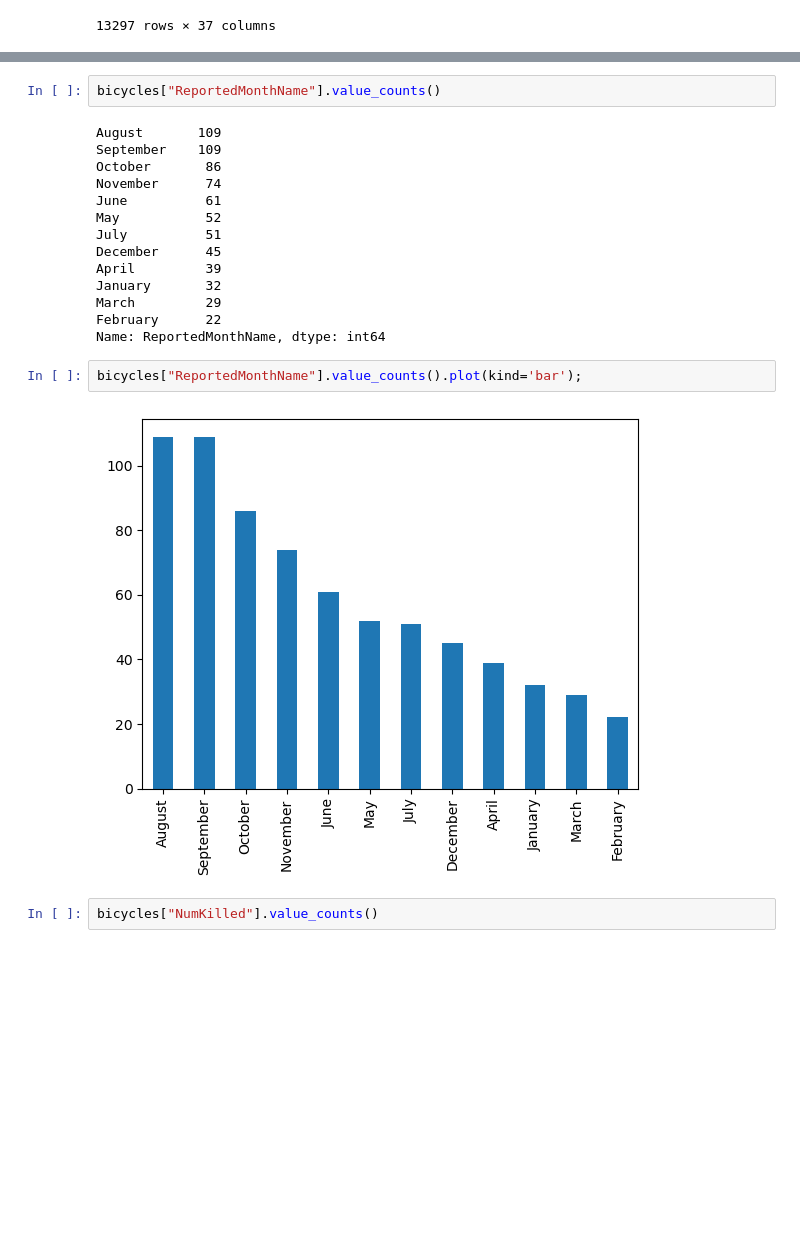
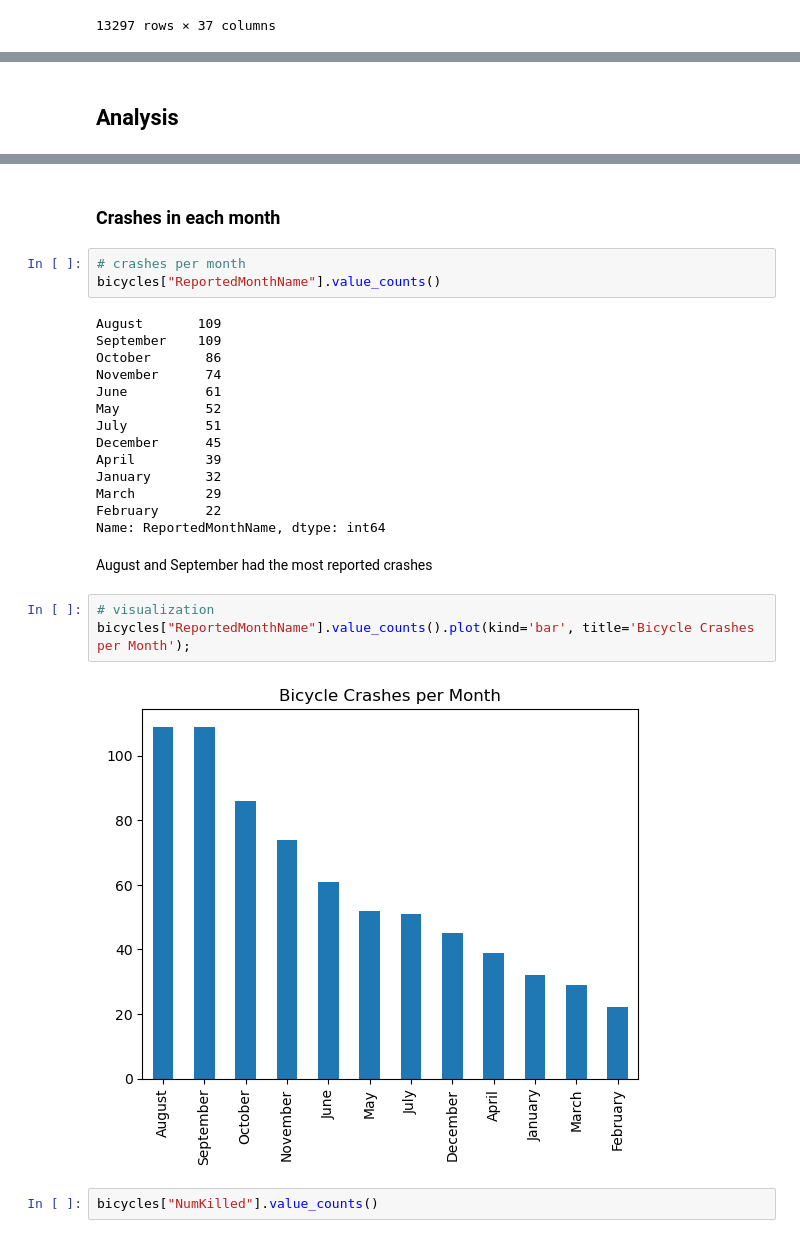
Before and after one commit to lalynjay/boulder_crahes, a Jupyter notebook: notebook.ipynb, the cells around one changed output, grey strips where cells are left out. Cells and saved outputs as stored; diff of their text form; blank space fills up the shorter version.

```diff
--- a/notebook.ipynb
+++ b/notebook.ipynb
@@ -182,3 +152,5 @@ memory usage: 171.7+ KB
+# %% [markdown]
+## Analysis
 # %%
 bicycles.corr()
 # %% [output]
@@ -196,7 +168,10 @@ bicycles.corr()
 | NumInjuredOrKilled | 0.112622 | 0.106001 | 0.126328 | -0.073437 | 0.038954 | -0.051945 | ... |
 | Lat | -0.017808 | -0.003377 | -0.001705 | -0.047743 | -0.002687 | -0.061023 | ... |
 | Lon | 0.032566 | 0.047098 | 0.048393 | -0.057629 | 0.016346 | -0.042102 | ... |
+# %% [markdown]
+### Crashes in each month
 # %%
+# crashes per month
 bicycles["ReportedMonthName"].value_counts()
 # %% [output]
 August       109
@@ -212,10 +187,13 @@ January       32
 March         29
 February      22
 Name: ReportedMonthName, dtype: int64
+# %% [markdown]
+August and September had the most reported crashes
 # %%
-bicycles["ReportedMonthName"].value_counts().plot(kind='bar');
+# visualization
+bicycles["ReportedMonthName"].value_counts().plot(kind='bar', title='Bicycle Crashes per Month');
 # %% [output]
-[figure, old version]
+[figure, new version]
 # %%
 bicycles["NumKilled"].value_counts()
 # %% [output]
```
Also changed, not shown: parts of 29 cells of this notebook.
